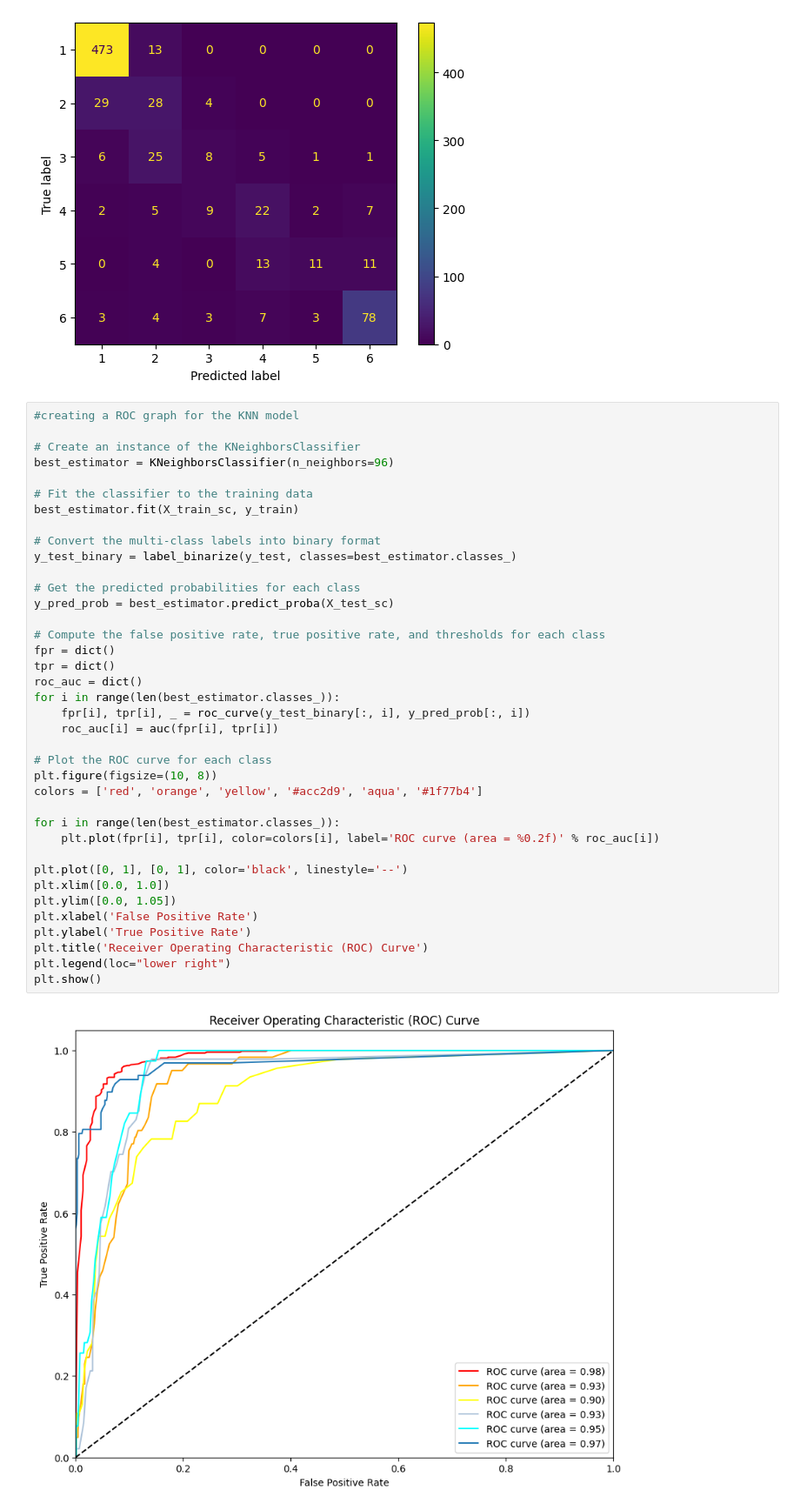
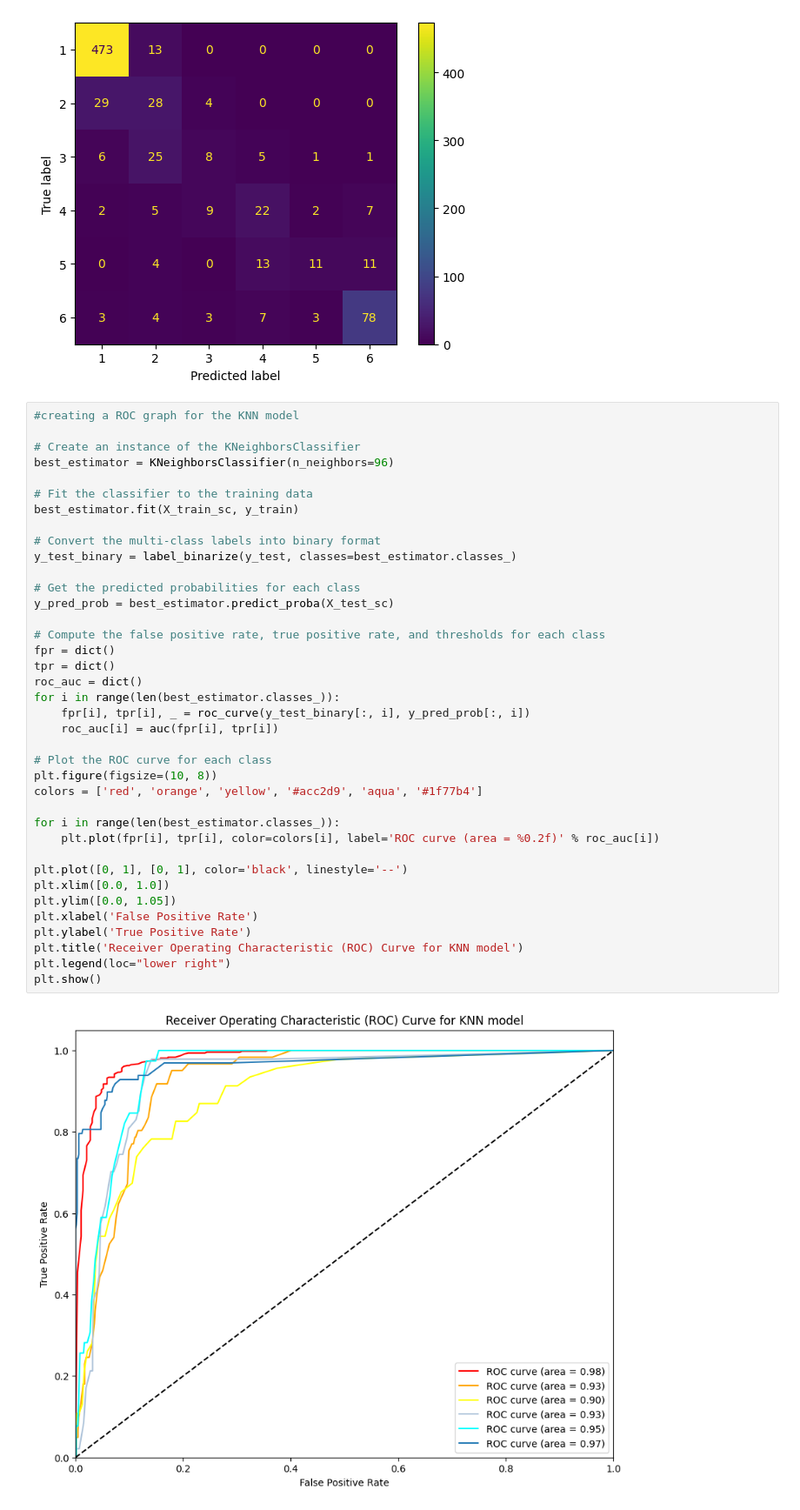
Before and after one commit to Nhunsick/project_3, a Jupyter notebook: Notebooks/julie_workspace.ipynb, the cells around one changed output. Shown at 87% size. Saved outputs shown, nothing was run; the diff lists cells and outputs as text.

```diff
--- a/Notebooks/julie_workspace.ipynb
+++ b/Notebooks/julie_workspace.ipynb
@@ -810,32 +810,32 @@ best_estimator.fit(X_train_sc, y_train)
 
 # Convert the multi-class labels into binary format
 y_test_binary = label_binarize(y_test, classes=best_estimator.classes_)
 
 # Get the predicted probabilities for each class
 y_pred_prob = best_estimator.predict_proba(X_test_sc)
 
 # Compute the false positive rate, true positive rate, and thresholds for each class
 fpr = dict()
 tpr = dict()
 roc_auc = dict()
 for i in range(len(best_estimator.classes_)):
     fpr[i], tpr[i], _ = roc_curve(y_test_binary[:, i], y_pred_prob[:, i])
     roc_auc[i] = auc(fpr[i], tpr[i])
 
 # Plot the ROC curve for each class
 plt.figure(figsize=(10, 8))
 colors = ['red', 'orange', 'yellow', '#acc2d9', 'aqua', '#1f77b4']
 
 for i in range(len(best_estimator.classes_)):
     plt.plot(fpr[i], tpr[i], color=colors[i], label='ROC curve (area = %0.2f)' % roc_auc[i])
 
 plt.plot([0, 1], [0, 1], color='black', linestyle='--')
 plt.xlim([0.0, 1.0])
 plt.ylim([0.0, 1.05])
 plt.xlabel('False Positive Rate')
 plt.ylabel('True Positive Rate')
-plt.title('Receiver Operating Characteristic (ROC) Curve')
+plt.title('Receiver Operating Characteristic (ROC) Curve for KNN model')
 plt.legend(loc="lower right")
 plt.show()
 # %% [output]
-[figure, old version]
+[figure, new version]
```
